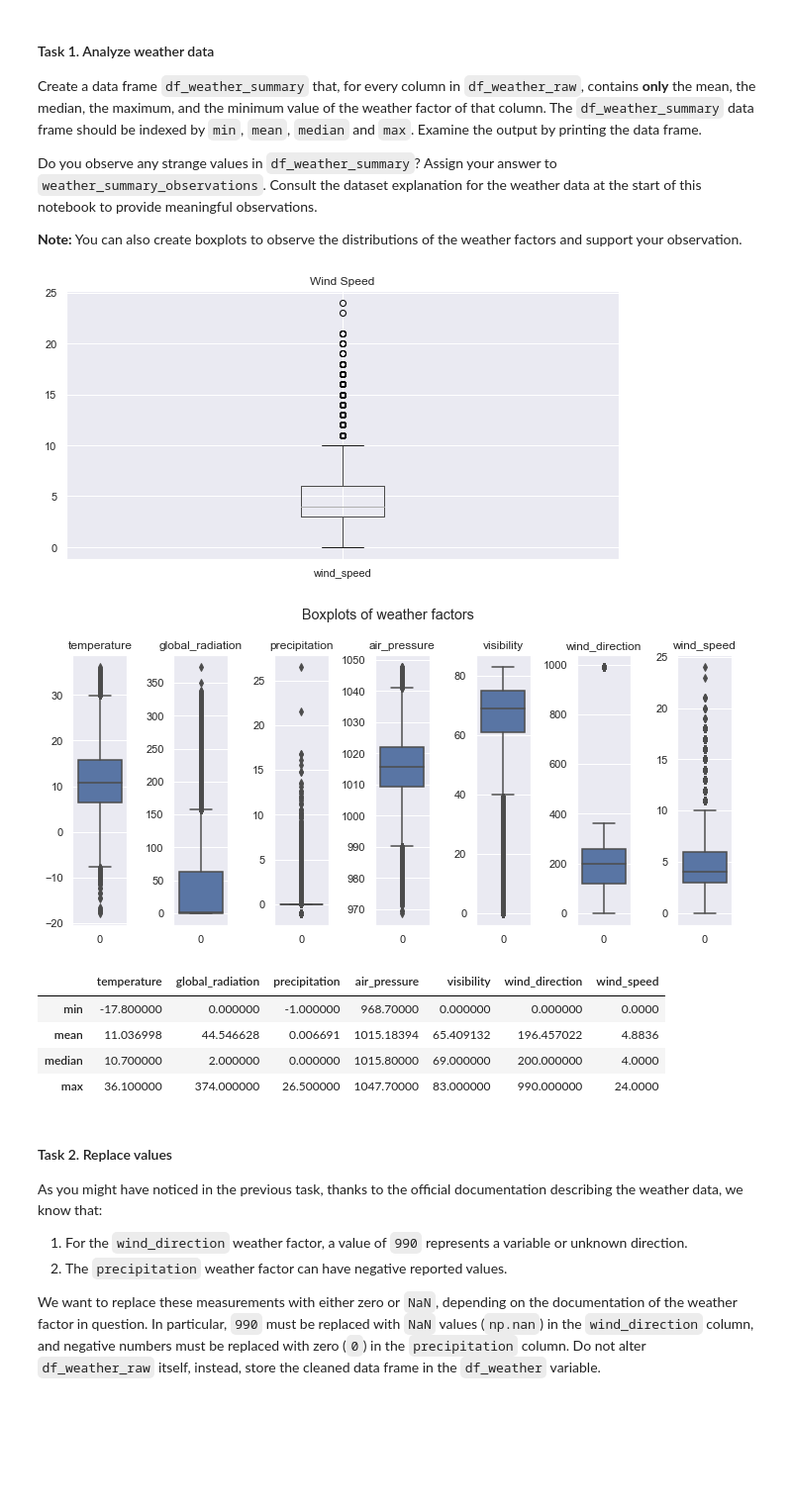
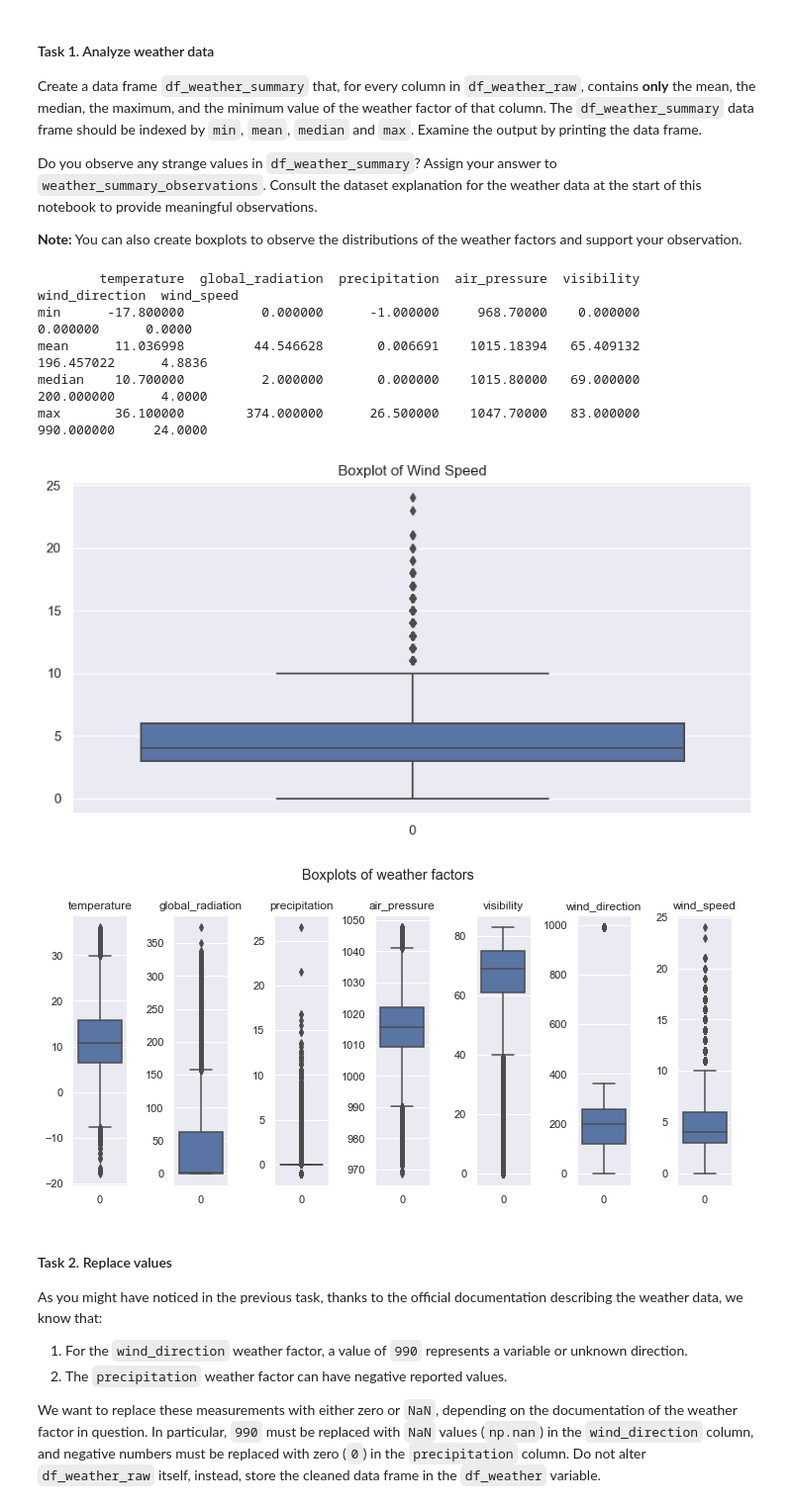
Before and after one commit to danieltyukov/tue-data-analytics, a Jupyter notebook: GA2/GA2-1819283.ipynb, the cells around one changed output. Shown at 99% size. Cells and saved outputs as stored; diff of their text form; code cells hidden in the pictures; blank space fills up the shorter version.

```diff
--- a/GA2/GA2-1819283.ipynb
+++ b/GA2/GA2-1819283.ipynb
@@ -473,35 +473,34 @@ Consult the dataset explanation for the weather data at the start of this notebo
 
 **Note:** You can also create boxplots to observe the distributions of the weather factors and support your observation.
 # %%
-#// BEGIN_TODO [Clean_Weather_Analyze] (2 points
+#// BEGIN_TODO [Clean_Weather_Analyze] (2 points)
 
 df_weather_summary = df_weather_raw.agg(['min', 'mean', 'median', 'max'])
-
-df_weather_raw[['wind_speed']].boxplot()
-plt.title('Wind Speed')
-plt.show()
-
-weather_factors = ['temperature', 'global_radiation', 'precipitation', 'air_pressure', 'visibility', 'wind_direction', 'wind_speed']
-
-fig, ax = plt.subplots(1, 7)
-for i in range(7):
-    sns.boxplot(data=df_weather_raw[weather_factors[i]], ax=ax[i])
-    ax[i].set_title(weather_factors[i])
-fig.suptitle('Boxplots of weather factors')
-fig.tight_layout()
+print(df_weather_summary.to_string())
 
 weather_summary_observations = 'Some of the anomalies like precipitation having negative values are not possible, also the wind speed of 990 being an unknown direction as max. Also wind speed of 0 is suspicious and unrealtistic.'
 # %% [output]
-[figure, removed]
-[figure, removed]
+        temperature  global_radiation  precipitation  air_pressure  visibility  wind_direction  wind_speed
+min      -17.800000          0.000000      -1.000000     968.70000    0.000000        0.000000      0.0000
+mean      11.036998         44.546628       0.006691    1015.18394   65.409132      196.457022      4.8836
+median    10.700000          2.000000       0.000000    1015.80000   69.000000      200.000000      4.0000
+max       36.100000        374.000000      26.500000    1047.70000   83.000000      990.000000     24.0000
-# %%
-df_weather_summary
-# %% [output]
-|  | temperature | global_radiation | precipitation | air_pressure | visibility | wind_direction | wind_speed |
-| min | -17.800000 | 0.000000 | -1.000000 | 968.70000 | 0.000000 | 0.000000 | 0.0000 |
-| mean | 11.036998 | 44.546628 | 0.006691 | 1015.18394 | 65.409132 | 196.457022 | 4.8836 |
-| median | 10.700000 | 2.000000 | 0.000000 | 1015.80000 | 69.000000 | 200.000000 | 4.0000 |
-| max | 36.100000 | 374.000000 | 26.500000 | 1047.70000 | 83.000000 | 990.000000 | 24.0000 |
+# %%
+fig, ax_weather = plt.subplots(figsize=(10, 5), dpi=100)
+sns.boxplot(data=df_weather_raw['wind_speed'], ax=ax_weather)
+plt.title('Boxplot of Wind Speed')
+
+weather_factors = ['temperature', 'global_radiation', 'precipitation', 'air_pressure', 'visibility', 'wind_direction', 'wind_speed']
+
+fig, ax = plt.subplots(1, 7)
+for i in range(7):
+    sns.boxplot(data=df_weather_raw[weather_factors[i]], ax=ax[i])
+    ax[i].set_title(weather_factors[i])
+fig.suptitle('Boxplots of weather factors')
+fig.tight_layout()
+# %% [output]
+[figure, added]
+[figure, added]
 # %%
 #// END_TODO [Clean_Weather_Analyze]
 # %% [markdown]
```
Also changed, not shown: parts of 3 cells of this notebook, 1 other file.
